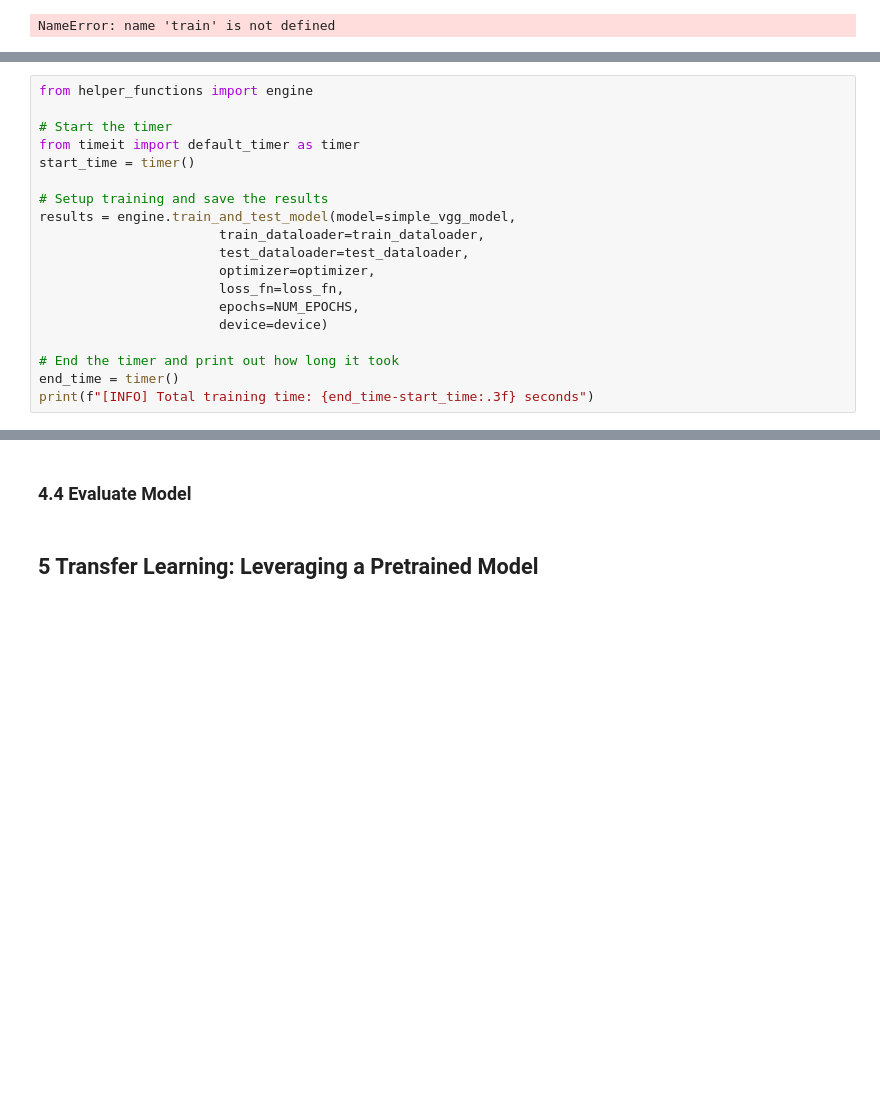
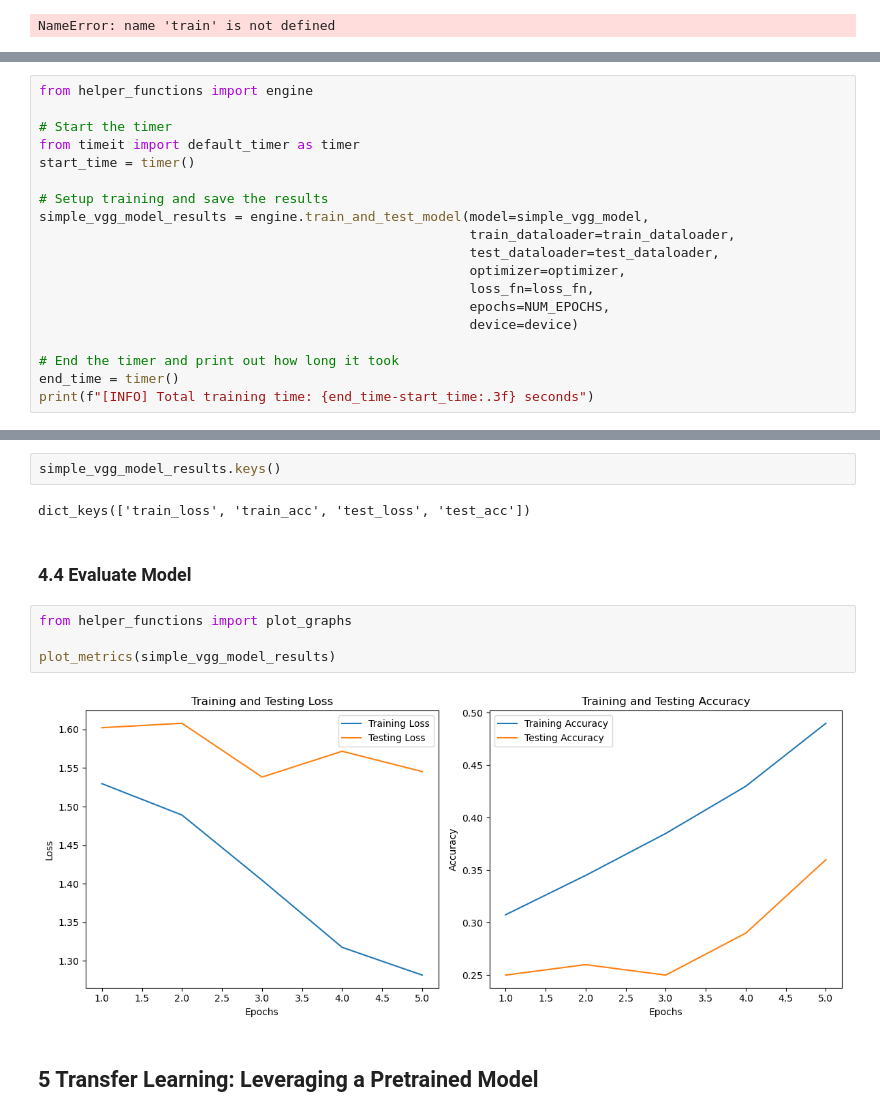
Before and after one commit to winsonchow/food101-image-classification, a Jupyter notebook: food101-image-classification.ipynb, the cells around one changed output, grey strips where cells are left out. Saved outputs shown, nothing was run; the diff lists cells and outputs as text; blank space fills up the shorter version.

Commit message:
Modularise plot_metrics code

```diff
--- a/food101-image-classification.ipynb
+++ b/food101-image-classification.ipynb
@@ -584,19 +574,0 @@ optimizer = torch.optim.Adam(simple_vgg_model.parameters(), lr=0.001)
-# %%
-from helper_functions import engine
-
-# Start the timer
-from timeit import default_timer as timer
-start_time = timer()
-
-# Setup training and save the results
-results = engine.train_and_test_model(model=simple_vgg_model,
-                       train_dataloader=train_dataloader,
-                       test_dataloader=test_dataloader,
-                       optimizer=optimizer,
-                       loss_fn=loss_fn,
-                       epochs=NUM_EPOCHS,
-                       device=device)
-
-# End the timer and print out how long it took
-end_time = timer()
-print(f"[INFO] Total training time: {end_time-start_time:.3f} seconds")
@@ -624,0 +584,19 @@ Test Loss: 1.6097 - Test Accuracy: 0.2300
+# %%
+from helper_functions import engine
+
+# Start the timer
+from timeit import default_timer as timer
+start_time = timer()
+
+# Setup training and save the results
+simple_vgg_model_results = engine.train_and_test_model(model=simple_vgg_model,
+                                                       train_dataloader=train_dataloader,
+                                                       test_dataloader=test_dataloader,
+                                                       optimizer=optimizer,
+                                                       loss_fn=loss_fn,
+                                                       epochs=NUM_EPOCHS,
+                                                       device=device)
+
+# End the timer and print out how long it took
+end_time = timer()
+print(f"[INFO] Total training time: {end_time-start_time:.3f} seconds")
@@ -625,5 +621,15 @@ Test Loss: 1.6097 - Test Accuracy: 0.2300
+# %%
+simple_vgg_model_results.keys()
+# %% [output]
+dict_keys(['train_loss', 'train_acc', 'test_loss', 'test_acc'])
 # %% [markdown]
 ### 4.4 Evaluate Model
+# %%
+from helper_functions import plot_graphs
+
+plot_metrics(simple_vgg_model_results)
+# %% [output]
+[figure, added]
 # %% [markdown]
 ## 5 Transfer Learning: Leveraging a Pretrained Model
 # %% [markdown]
```
Also changed, not shown: parts of 4 cells of this notebook, 1 other file.
